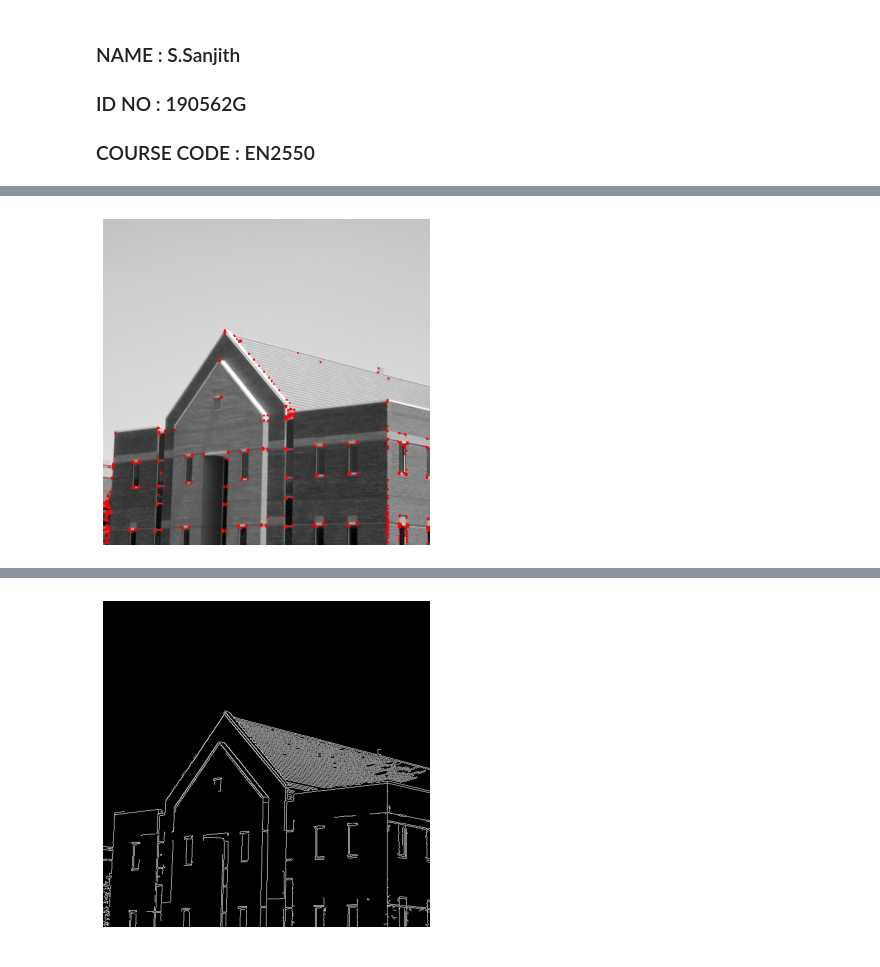
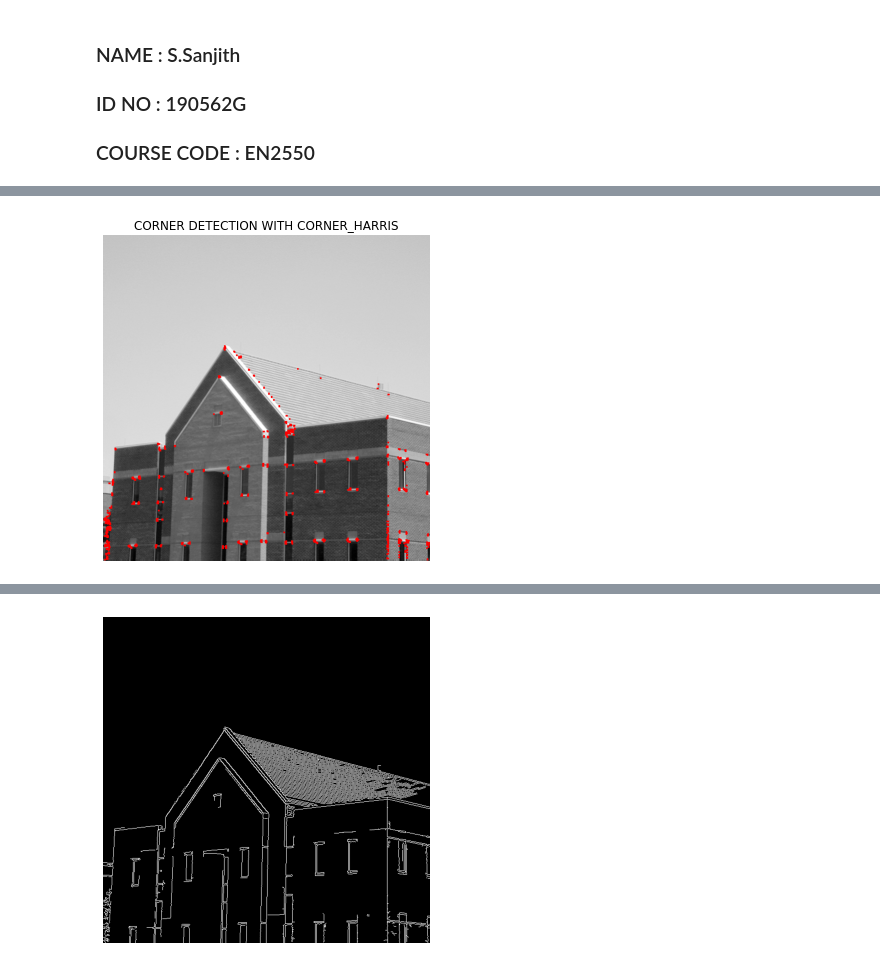
Before and after one commit to sanjith1999/EN2550-Assignments, a Jupyter notebook: Exercises/e4.ipynb, the cells around one changed output, grey strips where cells are left out. Drawn from its saved outputs; the diff is of its cells as text; code cells hidden in the pictures.

```diff
--- a/Exercises/e4.ipynb
+++ b/Exercises/e4.ipynb
@@ -61,16 +56,19 @@ plt.show()
 # %%
 #question 2 : Harris Corner Detector
+im=cv.imread('images/building.tif',cv.IMREAD_COLOR)
+assert im is not None
 
 dst=cv.cornerHarris(f1,2,3,0.04)
 dst=cv.dilate(dst,None)
 
 im[dst>0.01*dst.max()]=[0,0,255]
 
 fig, ax =plt.subplots(figsize=(6,6))
 ax.imshow(cv.cvtColor(im, cv.COLOR_BGR2RGB))
+ax.set_title("CORNER DETECTION WITH CORNER_HARRIS")
 ax.axis("off")
 plt.show()
 # %% [output]
-[figure, old version]
+[figure, new version]
 # %%
 #question 3 : own implementation
```
Also changed, not shown: parts of 5 cells of this notebook, 12 other files.
